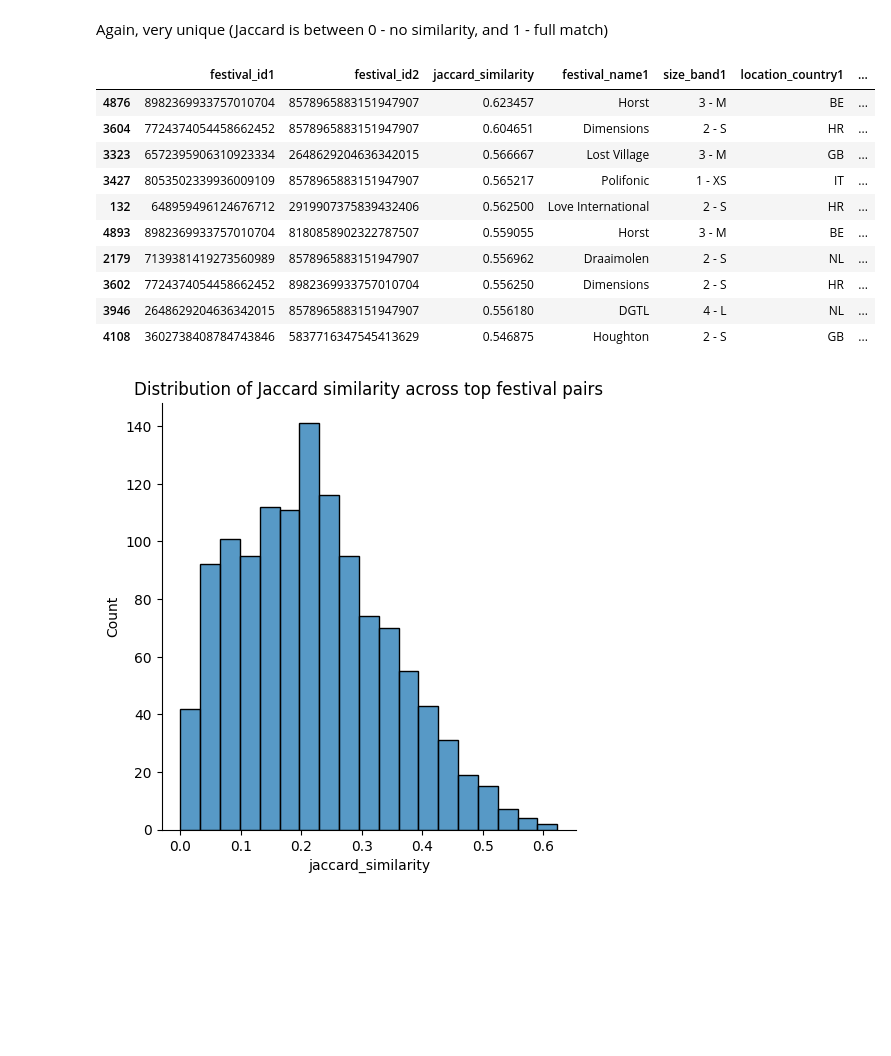
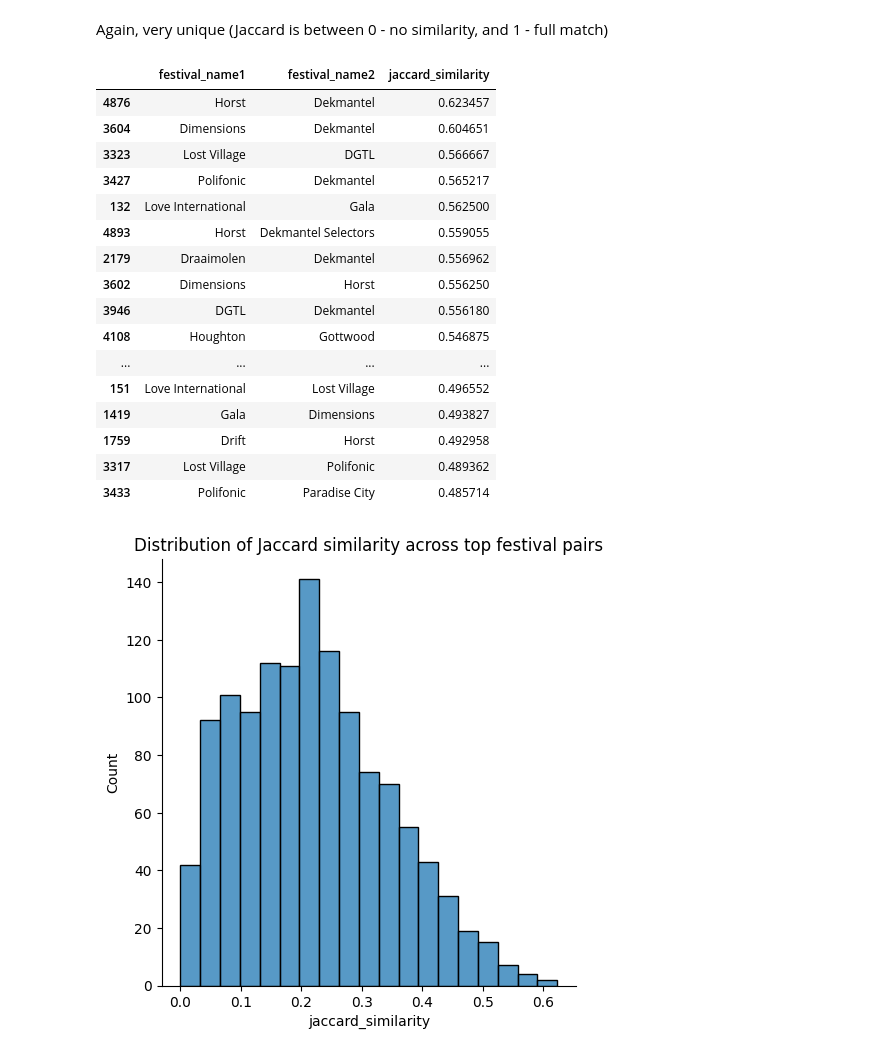
Before and after one commit to s-howe/festival-analysis, a Jupyter notebook: analysis/uniqueness.ipynb, the cells around one changed output. Saved outputs shown, nothing was run; the diff lists cells and outputs as text; code cells hidden in the pictures; blank space fills up the shorter version.

```diff
--- a/analysis/uniqueness.ipynb
+++ b/analysis/uniqueness.ipynb
@@ -152,19 +152,25 @@ df_similarities_top_n_festivals = df_similarities[
     & (df_similarities['festival_id2'].isin(top_n_festivals))
 ]
 # %%
-df_similarities_top_n_festivals.sort_values('jaccard_similarity', ascending=False).head(10)
+df_similarities_top_n_festivals.sort_values('jaccard_similarity', ascending=False).head(30)[['festival_name1', 'festival_name2', 'jaccard_similarity']]
 # %% [output]
-|  | festival_id1 | festival_id2 | jaccard_similarity | festival_name1 | size_band1 | location_country1 | ... |
-| 4876 | 8982369933757010704 | 8578965883151947907 | 0.623457 | Horst | 3 - M | BE | ... |
-| 3604 | 7724374054458662452 | 8578965883151947907 | 0.604651 | Dimensions | 2 - S | HR | ... |
-| 3323 | 6572395906310923334 | 2648629204636342015 | 0.566667 | Lost Village | 3 - M | GB | ... |
-| 3427 | 8053502339936009109 | 8578965883151947907 | 0.565217 | Polifonic | 1 - XS | IT | ... |
-| 132 | 648959496124676712 | 2919907375839432406 | 0.562500 | Love International | 2 - S | HR | ... |
-| 4893 | 8982369933757010704 | 8180858902322787507 | 0.559055 | Horst | 3 - M | BE | ... |
-| 2179 | 7139381419273560989 | 8578965883151947907 | 0.556962 | Draaimolen | 2 - S | NL | ... |
-| 3602 | 7724374054458662452 | 8982369933757010704 | 0.556250 | Dimensions | 2 - S | HR | ... |
-| 3946 | 2648629204636342015 | 8578965883151947907 | 0.556180 | DGTL | 4 - L | NL | ... |
-| 4108 | 3602738408784743846 | 5837716347545413629 | 0.546875 | Houghton | 2 - S | GB | ... |
+|  | festival_name1 | festival_name2 | jaccard_similarity |
+| 4876 | Horst | Dekmantel | 0.623457 |
+| 3604 | Dimensions | Dekmantel | 0.604651 |
+| 3323 | Lost Village | DGTL | 0.566667 |
+| 3427 | Polifonic | Dekmantel | 0.565217 |
+| 132 | Love International | Gala | 0.562500 |
+| 4893 | Horst | Dekmantel Selectors | 0.559055 |
+| 2179 | Draaimolen | Dekmantel | 0.556962 |
+| 3602 | Dimensions | Horst | 0.556250 |
+| 3946 | DGTL | Dekmantel | 0.556180 |
+| 4108 | Houghton | Gottwood | 0.546875 |
+| ... | ... | ... | ... |
+| 151 | Love International | Lost Village | 0.496552 |
+| 1419 | Gala | Dimensions | 0.493827 |
+| 1759 | Drift | Horst | 0.492958 |
+| 3317 | Lost Village | Polifonic | 0.489362 |
+| 3433 | Polifonic | Paradise City | 0.485714 |
 # %%
 sns.displot(df_similarities_top_n_festivals['jaccard_similarity'])
 plt.title('Distribution of Jaccard similarity across top festival pairs')
```
